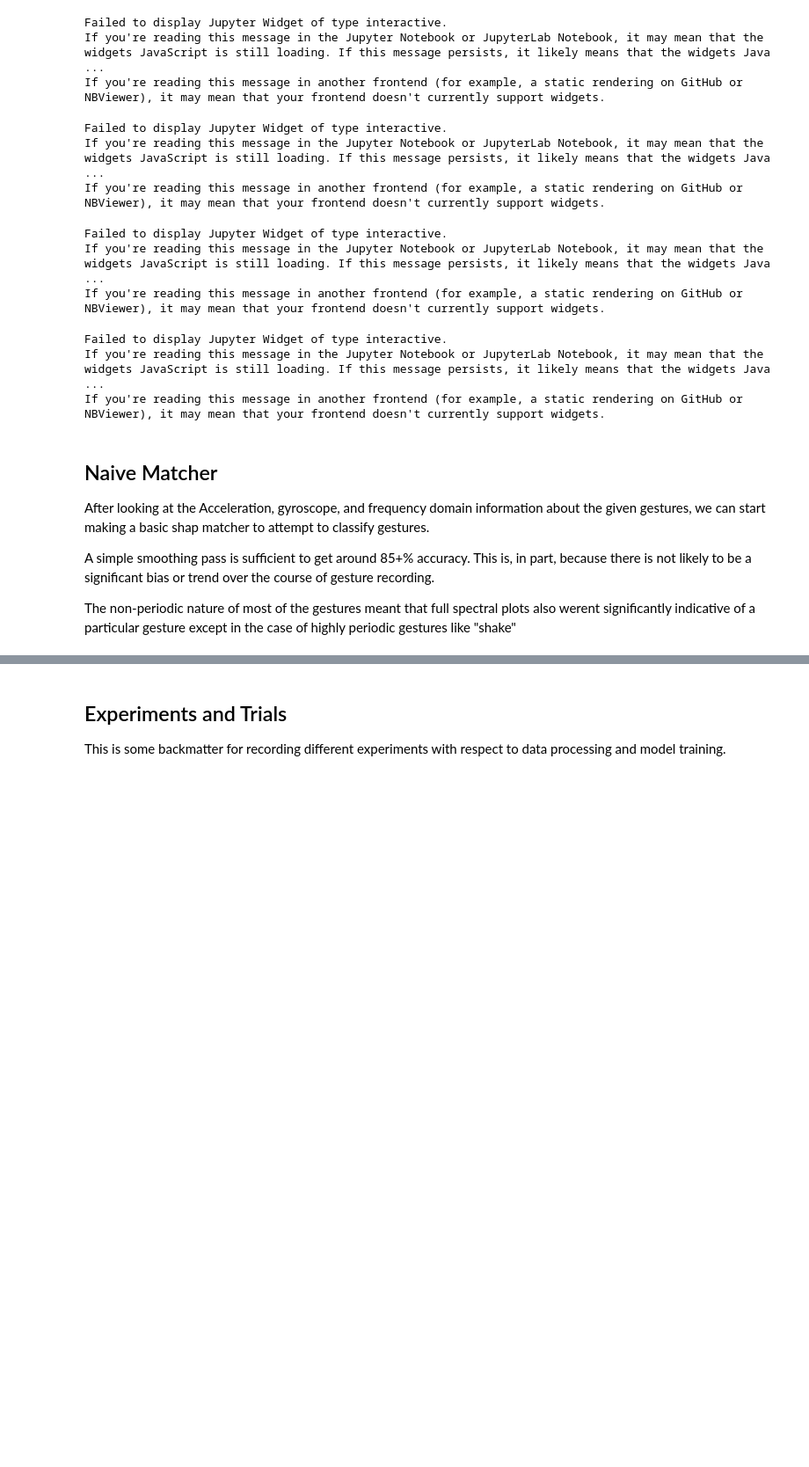
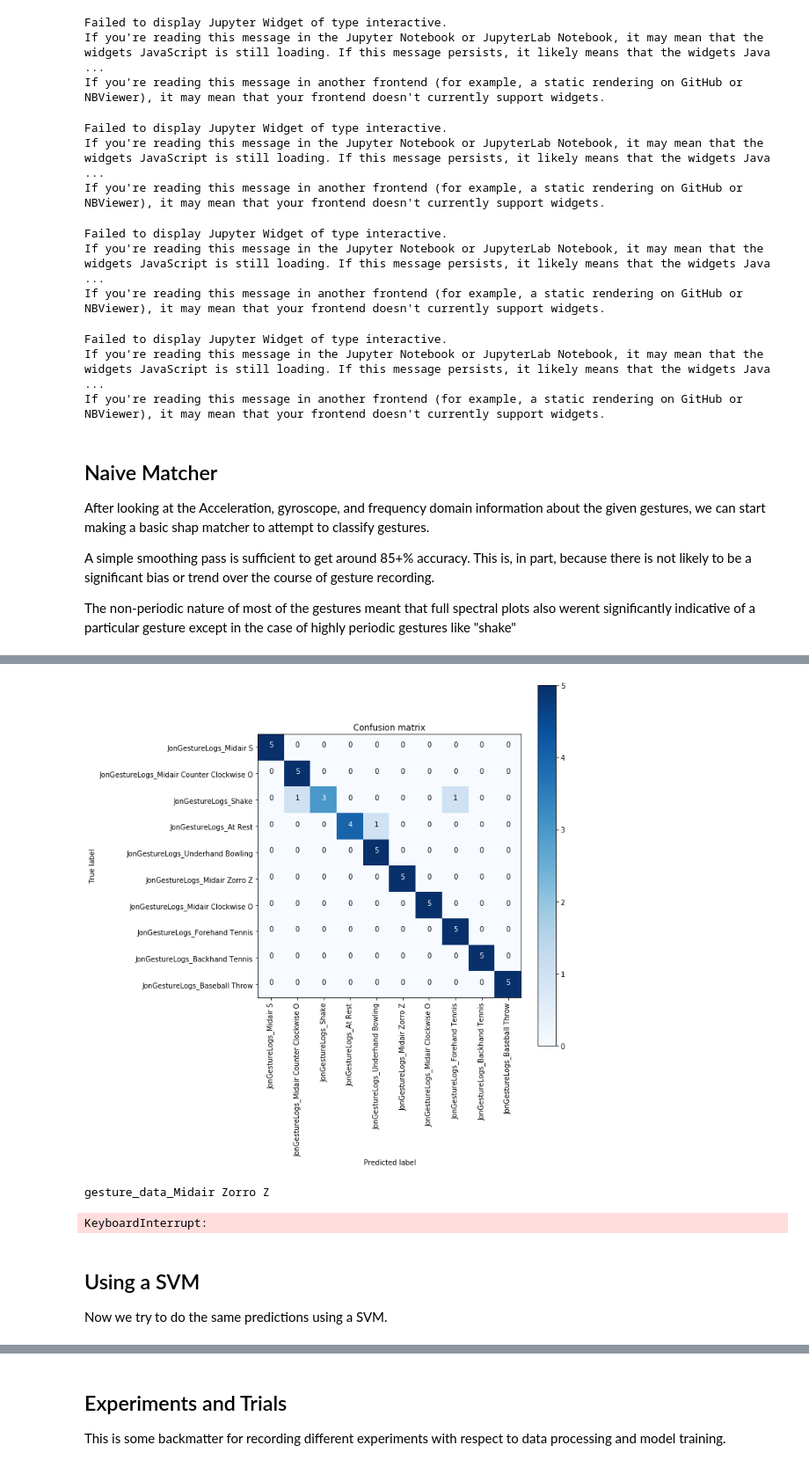
Before and after one commit to jraisher/CSEP590, a Jupyter notebook: notebooks/assignment2.ipynb, the cells around one changed output, grey strips where cells are left out. Shown at 88% size. Cells and saved outputs as stored; diff of their text form; code cells hidden in the pictures; blank space fills up the shorter version.

Commit message:
Implemented matching and ML models for A2

```diff
--- a/notebooks/assignment2.ipynb
+++ b/notebooks/assignment2.ipynb
@@ -741,0 +504,63 @@ Normalized confusion matrix
+# %%
+class ShapeMatcherModel(object):
+    def __init__(self):
+        self.stored_data = None
+
+    def train(self, data):
+        self.stored_data = data
+
+    def reset(self):
+        self.stored_data = None
+
+    def predict(self, trial):
+        minDiff = 100000000000000.0  # A very large number
+        match = None
+        for candidate in self.stored_data:
+            diff = CalculateDifference(trial, candidate)
+            if diff < minDiff:
+                minDiff = diff
+                match = candidate
+        prediction = 'UNKNOWN' if not match else match.gestureName
+        print(prediction)
+        return prediction
+
+    def CalculateDifference(trial1, trial2):
+        """Calculates the difference between two Trial objects."""
+        diff = 0.0
+        diff += DiffAxis(trial1.accel.x, trial2.accel.x)
+        diff += DiffAxis(trial1.accel.y, trial2.accel.y)
+        diff += DiffAxis(trial1.accel.z, trial2.accel.z)
+        diff += DiffAxis(trial1.accel.mag, trial2.accel.mag)
+        diff += DiffAxis(trial1.accel.x, trial2.accel.x)
+        diff += DiffAxis(trial1.accel.y, trial2.accel.y)
+        diff += DiffAxis(trial1.accel.z, trial2.accel.z)
+        diff += DiffAxis(trial1.accel.mag, trial2.accel.mag)
+        return diff
+
+    def DiffAxis(first, second):
+        """Calculate the diff between two raw numpy arrays"""
+        #Smooth the signals:
+        #first = Smooth(first)
+        #second = Smooth(second)
+
+        #first = first / np.linalg.norm(first)
+        #second = second / np.linalg.norm(second)
+        dtw_distance, _ = fastdtw.fastdtw(first, second, dist=scipy.spatial.distance.euclidean)
+        return dtw_distance
+
+    def Smooth(arr, factor=15):
+        """ From: http://scipy-cookbook.readthedocs.io/items/SignalSmooth.html"""
+        s = np.r_[arr[factor-1:0:-1], arr, arr[-2:-factor-1:-1]]
+        w = np.ones(factor, 'd')
+        return np.convolve(w/w.sum(), s, mode='valid')
+
+
+model = ShapeMatcherModel()
+jonResults = Test(model, jonTrials)
+PrintResults(jonResults)
+PlotConfusionMatrix(jonResults)
+
+myResults = Test(model, myTrials)
+PrintResults(myResults)
+PlotConfusionMatrix(myResults)
+# %% [output]
@@ -741,0 +584,7 @@ Normalized confusion matrix
+[figure, added]
+gesture_data_Midair Zorro Z
+KeyboardInterrupt:
+# %% [markdown]
+## Using a SVM
+
+Now we try to do the same predictions using a SVM.
```
Also changed, not shown: parts of 16 cells of this notebook.
